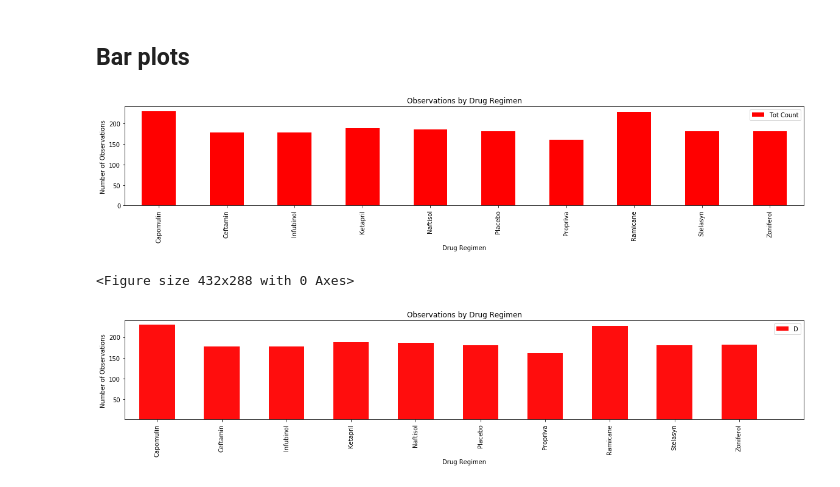
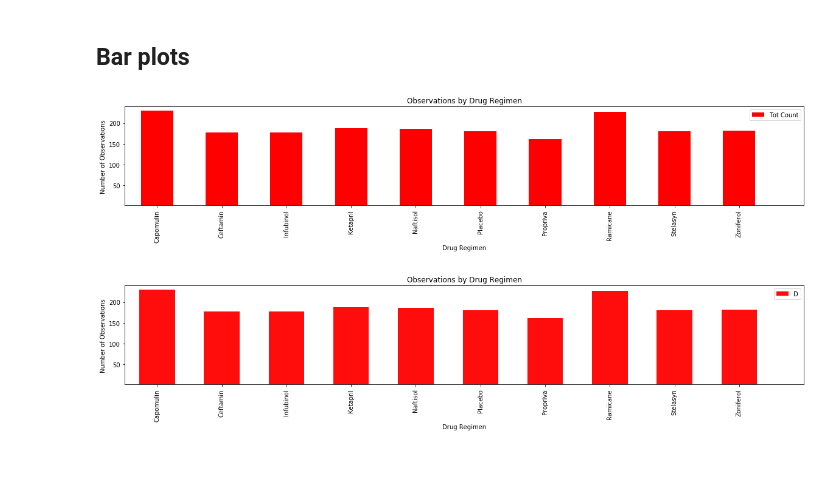
Before and after one commit to sirash007/matplotlib_challenge, a Jupyter notebook: Pymaceuticals/pymaceuticals_starter.ipynb, the cells around one changed output. Drawn from its saved outputs; the diff is of its cells as text; code cells hidden in the pictures.

```diff
--- a/Pymaceuticals/pymaceuticals_starter.ipynb
+++ b/Pymaceuticals/pymaceuticals_starter.ipynb
@@ -38,15 +39,15 @@ combined_data_df.head()
 # %%
-#Rename column name Tumor Volume (mm3) to just Tumor
-combined_data_df = combined_data_df.rename(columns = {'Tumor Volume (mm3)' : 'Tumor'})
+# Generate a summary statistics table of mean, median, variance, standard deviation, and SEM of the tumor volume for each regimen
+
 #Group Data
-Tumor_Data_df = combined_data_df[['Drug Regimen','Tumor']]
+Tumor_Data_df = combined_data_df[['Drug Regimen','Tumor Volume (mm3)']]
 Summary_Stats_df = Tumor_Data_df.groupby('Drug Regimen')
 #Generate Summary Stats
-Summary_Stats_Mean_df = Summary_Stats_df.mean().rename(columns = {'Tumor' : 'Mean'})
-Summary_Stats_Median_df = Summary_Stats_df.median().rename(columns = {'Tumor' : 'Median'})
-Summary_Stats_Var_df = Summary_Stats_df.var().rename(columns = {'Tumor' : 'Variance'})
-Summary_Stats_StVar_df = Summary_Stats_df.std().rename(columns = {'Tumor' : 'StVar'})
-Summary_Stats_SEM_df = Summary_Stats_df.sem().rename(columns = {'Tumor' : 'SEM'})
+Summary_Stats_Mean_df = Summary_Stats_df.mean().rename(columns = {'Tumor Volume (mm3)' : 'Mean'})
+Summary_Stats_Median_df = Summary_Stats_df.median().rename(columns = {'Tumor Volume (mm3)' : 'Median'})
+Summary_Stats_Var_df = Summary_Stats_df.var().rename(columns = {'Tumor Volume (mm3)' : 'Variance'})
+Summary_Stats_StVar_df = Summary_Stats_df.std().rename(columns = {'Tumor Volume (mm3)' : 'StVar'})
+Summary_Stats_SEM_df = Summary_Stats_df.sem().rename(columns = {'Tumor Volume (mm3)' : 'SEM'})
 #Merge all datasets
 combined_stats_df = pd.merge(Summary_Stats_Mean_df, Summary_Stats_Median_df, how="inner", on="Drug Regimen")
 combined_stats_df = pd.merge(combined_stats_df, Summary_Stats_Var_df, how="inner", on="Drug Regimen")
@@ -71,22 +72,24 @@ Summary_Statistics_Table_df
 # %%
 # Generate a bar plot showing number of data points for each treatment regimen using pandas
 
 cnt_by_regimen_df = combined_data_df.groupby('Drug Regimen').count()[['Mouse ID']]
 cnt_by_regimen_df  = cnt_by_regimen_df .rename(columns = {'Mouse ID' : 'Tot Count'})
 
-
+x_axis = np.arange(len(cnt_by_regimen_df))
 # Use DataFrame.plot() in order to create a bar chart of the data
 cnt_by_regimen_df.plot(kind="bar", figsize=(20,3), color='red')
+
+# Set x and y limits
+plt.xlim(-0.5, len(x_axis))
+plt.ylim(1, max(cnt_by_regimen_df["Tot Count"])+10)
 
 # Set a title for the chart
 plt.title("Observations by Drug Regimen")
 plt.ylabel("Number of Observations")
 
 plt.show()
-plt.tight_layout()
 # %% [output]
-[figure, old version]
+[figure, new version]
-<Figure size 432x288 with 0 Axes>
 # %%
 # Generate a bar plot showing number of data points for each treatment regimen using pyplot
 # Set x axis and tick locations
```
Also changed, not shown: parts of 15 cells of this notebook.
